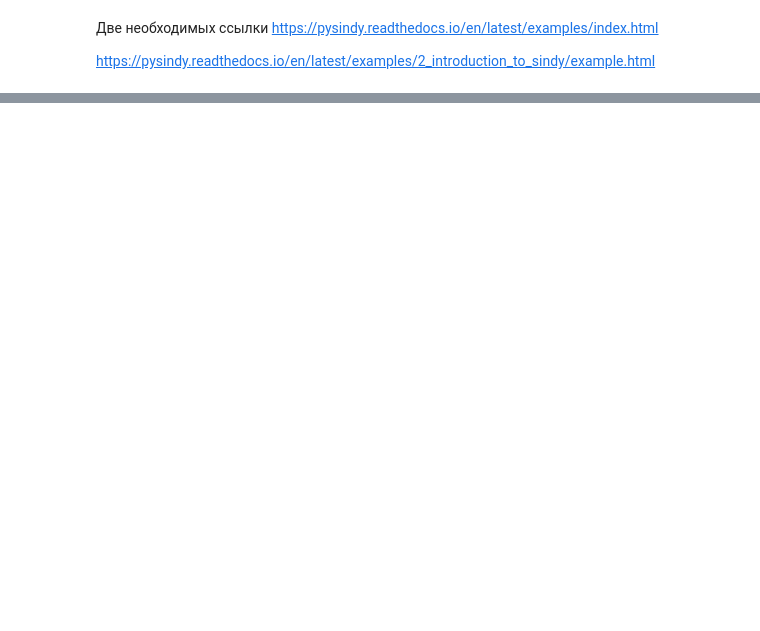
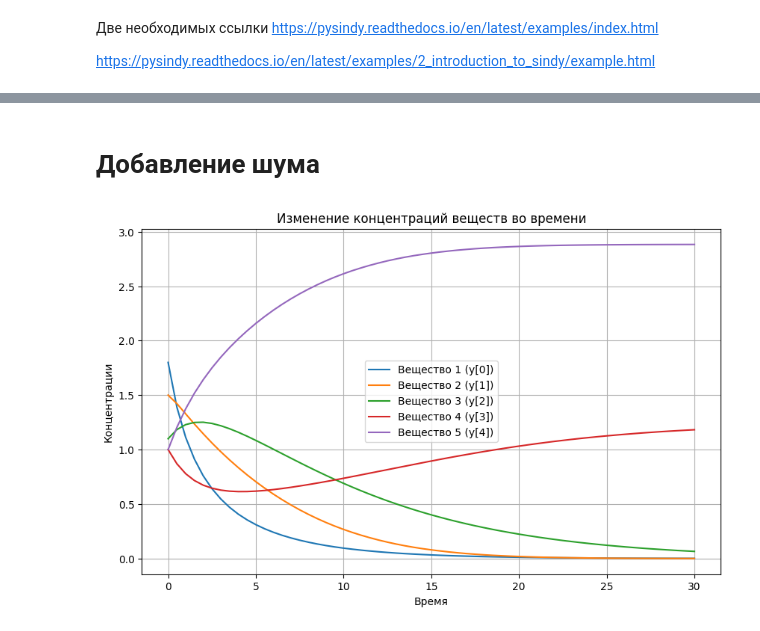
Before and after one commit to Lirik-17/Chemistry, a Jupyter notebook: My_chem_gen/For tests.ipynb, the cells around one changed output, grey strips where cells are left out. Drawn from its saved outputs; the diff is of its cells as text; code cells hidden in the pictures; blank space fills up the shorter version.

```diff
--- a/My_chem_gen/For tests.ipynb
+++ b/My_chem_gen/For tests.ipynb
@@ -85,0 +150,26 @@ https://pysindy.readthedocs.io/en/latest/examples/2_introduction_to_sindy/exampl
+# %% [markdown]
+# Добавление шума
+# %%
+# Генерация шума
+noise_level = 5e-2  # Уровень шума
+
+# Создание копии, чтобы работать с ней
+y_noisy = sol.y.copy()
+
+# Генерация шума и его добавление
+# noise = np.random.normal(0, noise_level * np.abs(y_noisy))
+# y_noisy += noise
+
+# Построение графиков
+plt.figure(figsize=(10, 6))
+for i in range(N_SUBSTANCE):
+    plt.plot(sol.t, y_noisy[i], label=f'Вещество {i+1} (y[{i}])')
+
+plt.title('Изменение концентраций веществ во времени')
+plt.xlabel('Время')
+plt.ylabel('Концентрации')
+plt.legend()
+plt.grid(True)
+plt.show()
+# %% [output]
+[figure, added]
```
Also changed, not shown: parts of 53 cells of this notebook.
